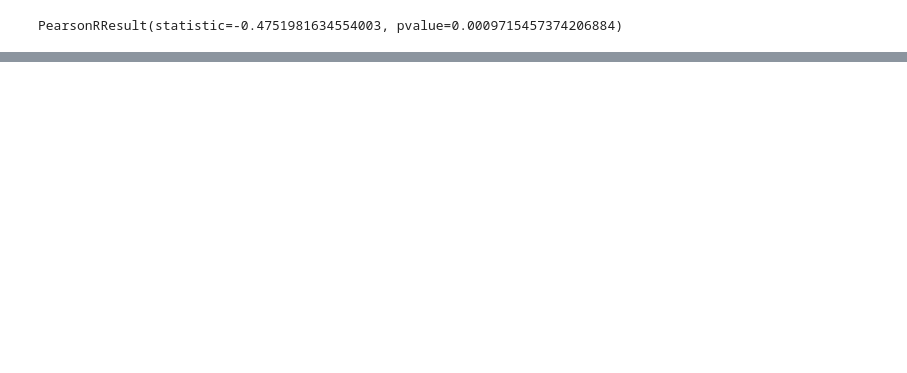
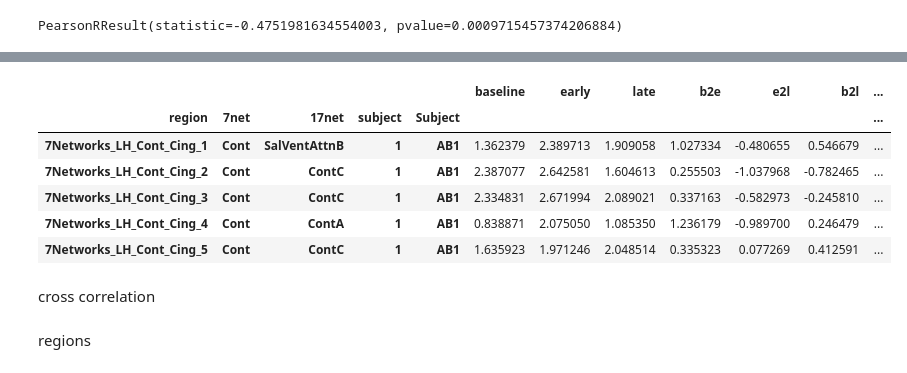
Before and after one commit to qniksefat/gradient-notebooks, a Jupyter notebook: large-manifold-nbs/5.2-variability.ipynb, the cells around one changed output, grey strips where cells are left out. Drawn from its saved outputs; the diff is of its cells as text; code cells hidden in the pictures; blank space fills up the shorter version.

```diff
--- a/large-manifold-nbs/5.2-variability.ipynb
+++ b/large-manifold-nbs/5.2-variability.ipynb
@@ -153,0 +210,2 @@ PearsonRResult(statistic=-0.4751981634554003, pvalue=0.0009715457374206884)
+# %%
+df_var = df.unstack(1).rename(columns={1:'baseline_var', 2:'early_learning_var'})
@@ -153,0 +233,16 @@ PearsonRResult(statistic=-0.4751981634554003, pvalue=0.0009715457374206884)
+# %%
+# load brain data
+
+dfg = pd.read_csv('data/gradients.csv')  # df gradient values
+match = pd.read_csv('/Users/qasem/PycharmProjects/gradients-rl-task/data/participants.tsv', delimiter='\t')
+dff = pd.merge(dfg, match,
+               left_on='subject', right_on='participant_id', how='inner')  # df features
+dff = dff.rename(columns={'dicom_dir': 'Subject'})
+dff = dff.set_index(['subject', 'Subject', 'epoch', 'region', '7net', '17net'])[['ecc']].unstack(
+    'epoch')  # make epochs differentiable
+dff = dff.droplevel(level=0, axis=1)
+dff['b2e'] = dff['early'] - dff['baseline']
+dff['e2l'] = dff['late'] - dff['early']
+dff['b2l'] = dff['late'] - dff['baseline']
+# dff = dff.reorder_levels([2, 3, 4, 0, 1])
+dff.head()
@@ -153,0 +257,18 @@ PearsonRResult(statistic=-0.4751981634554003, pvalue=0.0009715457374206884)
+# %%
+df = dff.reset_index().merge(df_var, on='Subject', how='left')
+# %%
+df = df.set_index(['region', '7net', '17net', 'subject', 'Subject'])
+# %%
+df.head()
+# %% [output]
+|  |  |  |  |  | baseline | early | late | b2e | e2l | b2l | ... |
+| region | 7net | 17net | subject | Subject |  |  |  |  |  |  | ... |
+| 7Networks_LH_Cont_Cing_1 | Cont | SalVentAttnB | 1 | AB1 | 1.362379 | 2.389713 | 1.909058 | 1.027334 | -0.480655 | 0.546679 | ... |
+| 7Networks_LH_Cont_Cing_2 | Cont | ContC | 1 | AB1 | 2.387077 | 2.642581 | 1.604613 | 0.255503 | -1.037968 | -0.782465 | ... |
+| 7Networks_LH_Cont_Cing_3 | Cont | ContC | 1 | AB1 | 2.334831 | 2.671994 | 2.089021 | 0.337163 | -0.582973 | -0.245810 | ... |
+| 7Networks_LH_Cont_Cing_4 | Cont | ContA | 1 | AB1 | 0.838871 | 2.075050 | 1.085350 | 1.236179 | -0.989700 | 0.246479 | ... |
+| 7Networks_LH_Cont_Cing_5 | Cont | ContC | 1 | AB1 | 1.635923 | 1.971246 | 2.048514 | 0.335323 | 0.077269 | 0.412591 | ... |
+# %% [markdown]
+cross correlation
+# %% [markdown]
+regions
```
Also changed, not shown: parts of 33 cells of this notebook.
